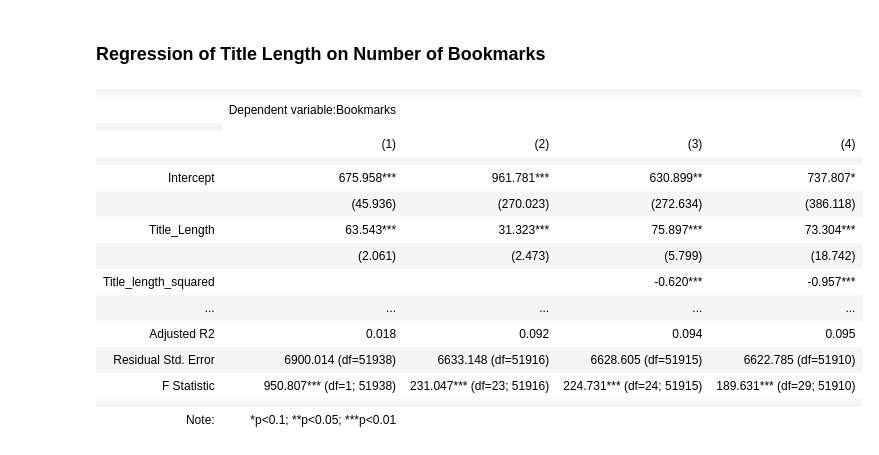
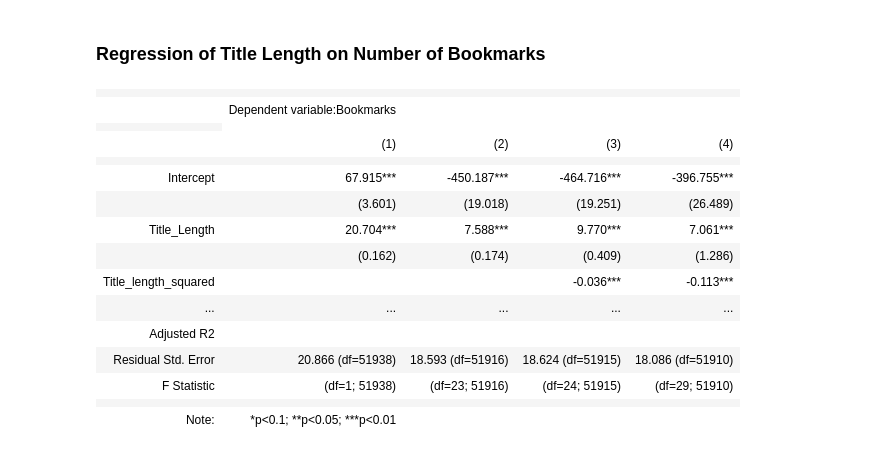
Before and after one commit to fangevalee/Portfolio, a Jupyter notebook: WebNovel/Web Novel Regression Analysis.ipynb, the cells around one changed output. Saved outputs shown, nothing was run; the diff lists cells and outputs as text; code cells hidden in the pictures.

```diff
--- a/WebNovel/Web Novel Regression Analysis.ipynb
+++ b/WebNovel/Web Novel Regression Analysis.ipynb
@@ -239,34 +212,34 @@ HTML(stargazer.render_html())
 
 ### Regression of Title Length on Number of Bookmarks
 # %%
-model9 = ols('Bookmarks ~ Title_Length',data=df1).fit()
-model10 = ols('Bookmarks ~ Title_Length + Fantasy + Literature + Non_genre + Romance + Sci_fi + C(Year) + Parts + Complete + No_update',data=df1).fit()
-model11 = ols('Bookmarks ~ Title_Length + np.power(Title_Length, 2) + Fantasy + Literature + Non_genre + Romance + Sci_fi + C(Year) + Parts + Complete + No_update',data=df1).fit()
-model12 = ols('Bookmarks ~ Title_Length + np.power(Title_Length, 2) + Fantasy + Literature + Non_genre + Romance + Sci_fi + C(Year) + Parts + Complete + No_update + tlength_fantasy + tlength_literature + tlength_nongenre + tlength_romance + tlength_scifi',data=df1).fit()
+model9 = rlm('Bookmarks ~ Title_Length',data=df1).fit()
+model10 = rlm('Bookmarks ~ Title_Length + Fantasy + Literature + Non_genre + Romance + Sci_fi + C(Year) + Parts + Complete + No_update',data=df1).fit()
+model11 = rlm('Bookmarks ~ Title_Length + np.power(Title_Length, 2) + Fantasy + Literature + Non_genre + Romance + Sci_fi + C(Year) + Parts + Complete + No_update',data=df1).fit()
+model12 = rlm('Bookmarks ~ Title_Length + np.power(Title_Length, 2) + Fantasy + Literature + Non_genre + Romance + Sci_fi + C(Year) + Parts + Complete + No_update + tlength_fantasy + tlength_literature + tlength_nongenre + tlength_romance + tlength_scifi',data=df1).fit()
 
 stargazer = Stargazer([model9, model10, model11, model12])
 stargazer.rename_covariates({'np.power(Title_Length, 2)': 'Title_length_squared',
                              'tlength_fantasy': 'Title length x Fantasy',
                              'tlength_literature': 'Title length x Literature',
                              'tlength_nongenre': 'Title length x Non-genre',
                              'tlength_romance': 'Title length x Romance',
                              'tlength_scifi': 'Title length x Sci-fi'})
 stargazer.covariate_order(['Intercept','Title_Length','np.power(Title_Length, 2)','Fantasy','Literature','Non_genre','Romance','Sci_fi','tlength_fantasy','tlength_literature','tlength_nongenre','tlength_romance','tlength_scifi','Parts','Complete','No_update'])
 HTML(stargazer.render_html())
 # %% [output]
 |  |  |  |  |  |
 |  | Dependent variable:Bookmarks |  |  |  |
 |  |
 |  | (1) | (2) | (3) | (4) |
 |  |  |  |  |  |
-| Intercept | 675.958*** | 961.781*** | 630.899** | 737.807* |
-|  | (45.936) | (270.023) | (272.634) | (386.118) |
-| Title_Length | 63.543*** | 31.323*** | 75.897*** | 73.304*** |
-|  | (2.061) | (2.473) | (5.799) | (18.742) |
-| Title_length_squared |  |  | -0.620*** | -0.957*** |
+| Intercept | 67.915*** | -450.187*** | -464.716*** | -396.755*** |
+|  | (3.601) | (19.018) | (19.251) | (26.489) |
+| Title_Length | 20.704*** | 7.588*** | 9.770*** | 7.061*** |
+|  | (0.162) | (0.174) | (0.409) | (1.286) |
+| Title_length_squared |  |  | -0.036*** | -0.113*** |
 | ... | ... | ... | ... | ... |
-| Adjusted R2 | 0.018 | 0.092 | 0.094 | 0.095 |
-| Residual Std. Error | 6900.014 (df=51938) | 6633.148 (df=51916) | 6628.605 (df=51915) | 6622.785 (df=51910) |
-| F Statistic | 950.807*** (df=1; 51938) | 231.047*** (df=23; 51916) | 224.731*** (df=24; 51915) | 189.631*** (df=29; 51910) |
+| Adjusted R2 |  |  |  |  |
+| Residual Std. Error | 20.866 (df=51938) | 18.593 (df=51916) | 18.624 (df=51915) | 18.086 (df=51910) |
+| F Statistic | (df=1; 51938) | (df=23; 51916) | (df=24; 51915) | (df=29; 51910) |
 |  |  |  |  |  |
 | Note: | *p<0.1; **p<0.05; ***p<0.01 |  |  |  |
```
Also changed, not shown: parts of 14 cells of this notebook.
